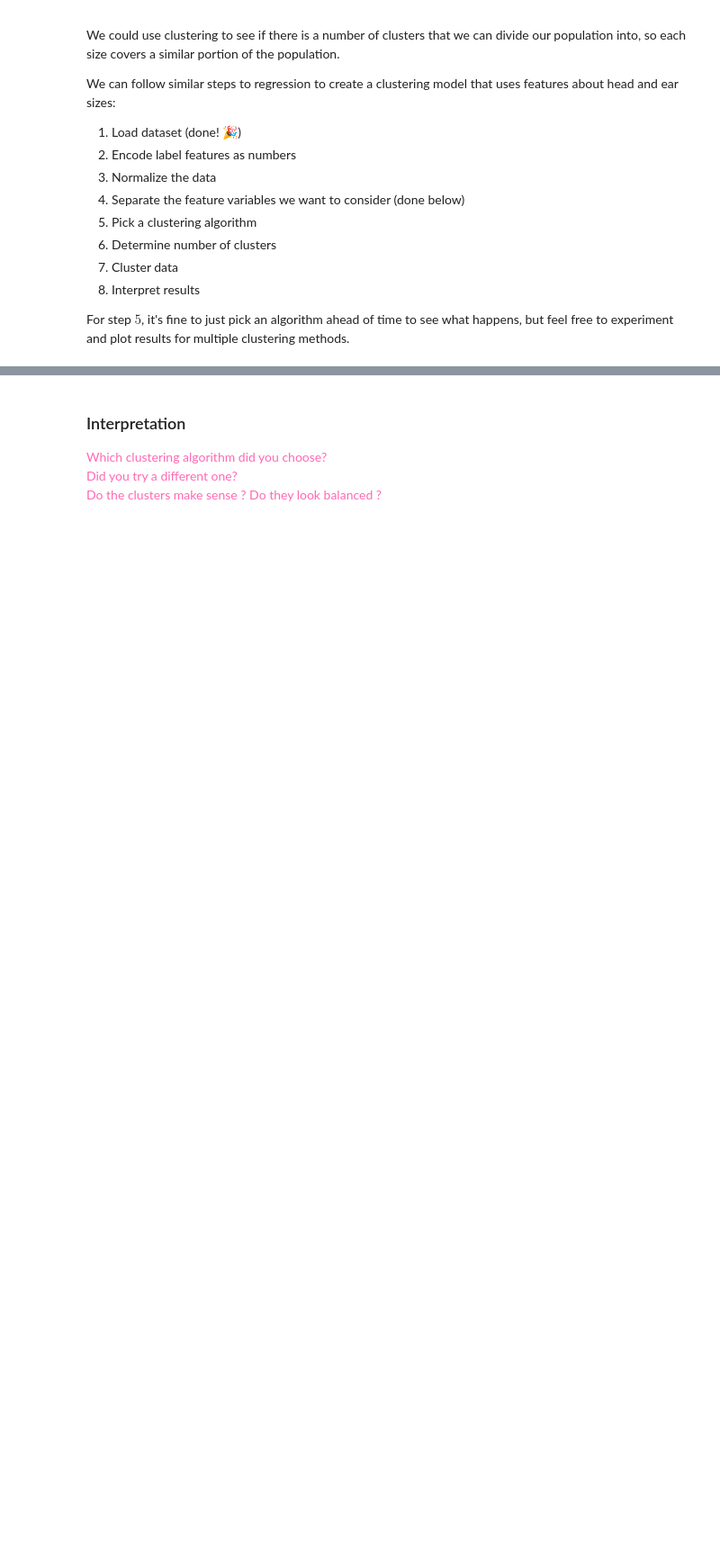
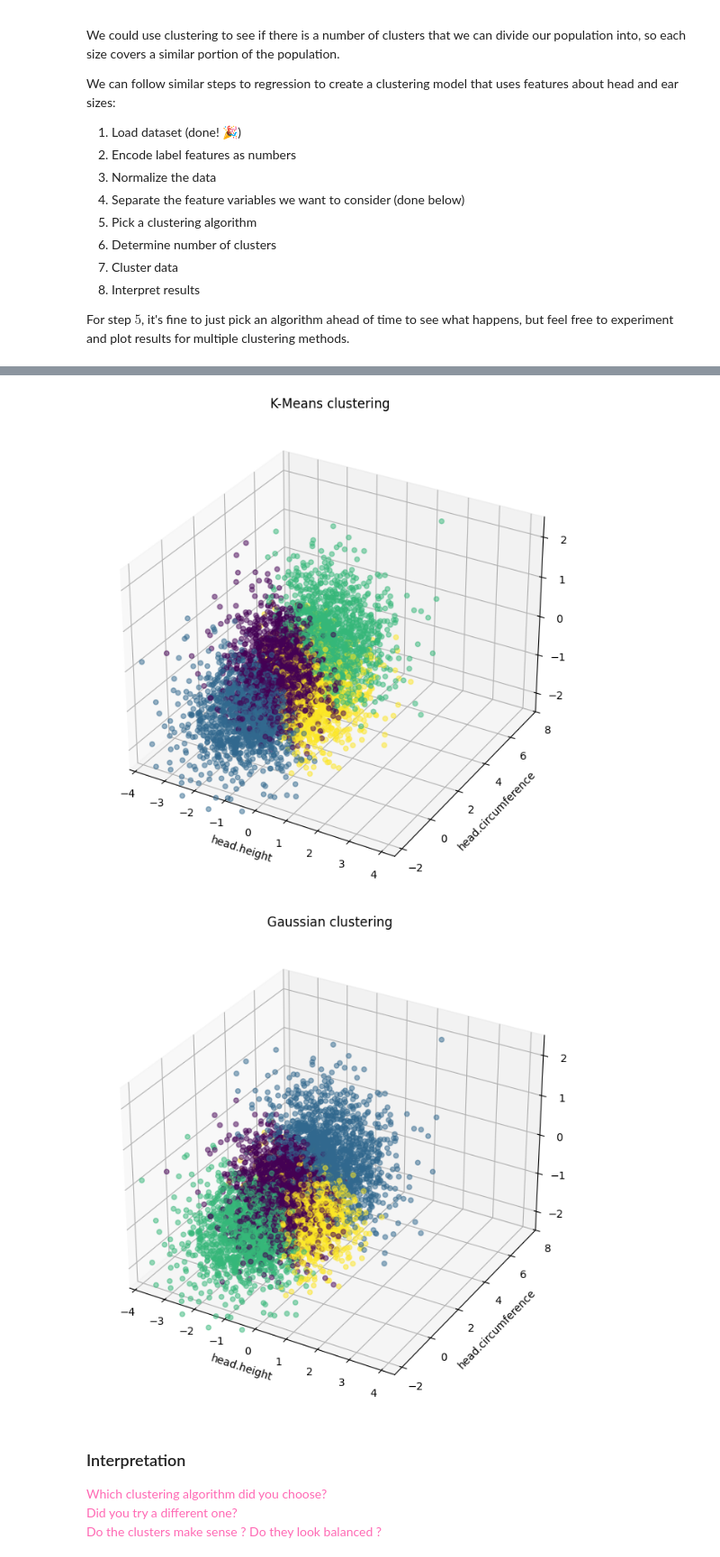
Before and after one commit to takuman-parsons-ml/Homework08, a Jupyter notebook: Homework08.ipynb, the cells around one changed output, grey strips where cells are left out. Shown at 90% size. Drawn from its saved outputs; the diff is of its cells as text; code cells hidden in the pictures; blank space fills up the shorter version.

```diff
--- a/Homework08.ipynb
+++ b/Homework08.ipynb
@@ -82,0 +129,10 @@ For step $5$, it's fine to just pick an algorithm ahead of time to see what happ
+# %%
+## Encode non-numerical features
+from sklearn.preprocessing import LabelEncoder
+label_encoder = LabelEncoder()
+ansur_df['gender'] = label_encoder.fit_transform(ansur_df['gender'])
+
+## Normalize the data
+ansur_scaler = StandardScaler()
+ansur_scaled_df = ansur_scaler.fit_transform(ansur_df)
+ansur_scaled_df.describe()
@@ -93,0 +152,10 @@ ansur_features = ansur_scaled_df[["head.height", "head.circumference", "ear.leng
+# %%
+## Create Clustering model
+
+n_clusters = 4
+km_model = KMeansClustering(n_clusters=n_clusters, random_state=1000) #k-means
+gc_model = GaussianClustering(n_clusters=n_clusters, random_state=1000) # Gaussian
+
+## Run the model(s) on the data
+km_predicted = km_model.fit_predict(ansur_features)
+gc_predicted = gc_model.fit_predict(ansur_features)
@@ -94,3 +188,13 @@ ansur_features = ansur_scaled_df[["head.height", "head.circumference", "ear.leng
+# %%
+# For plotting
+labels = ["head.height", "head.circumference", "ear.length"]
+gc_clusters = gc_predicted["clusters"]
+km_clusters = km_predicted["clusters"]
+plot_clusters(ansur_features, labels, km_clusters, "K-Means")
+plot_clusters(ansur_features, labels, gc_clusters, "Gaussian")
+# %% [output]
+[figure, added]
+[figure, added]
 # %% [markdown]
 ### Interpretation
 
```
Also changed, not shown: parts of 43 cells of this notebook.
